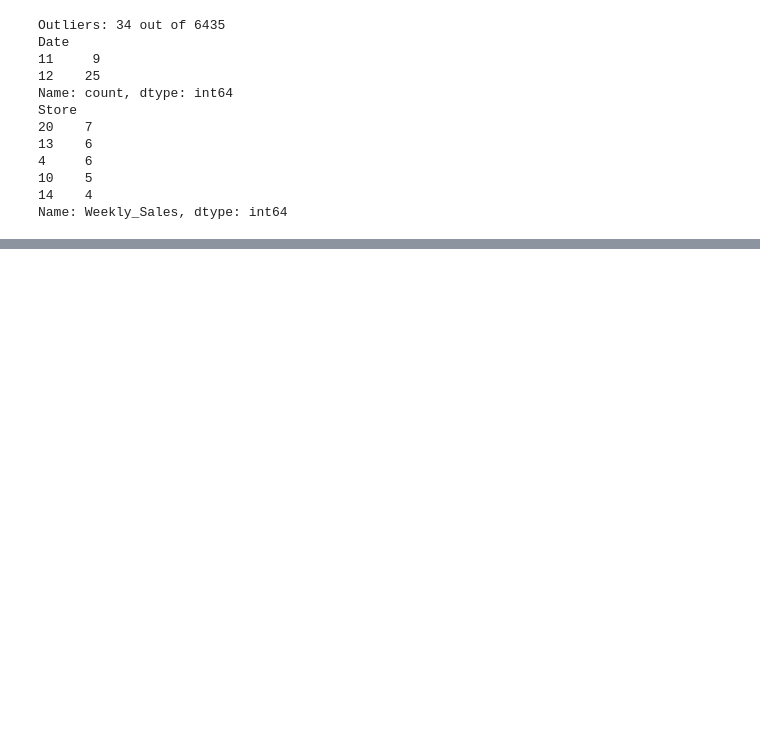
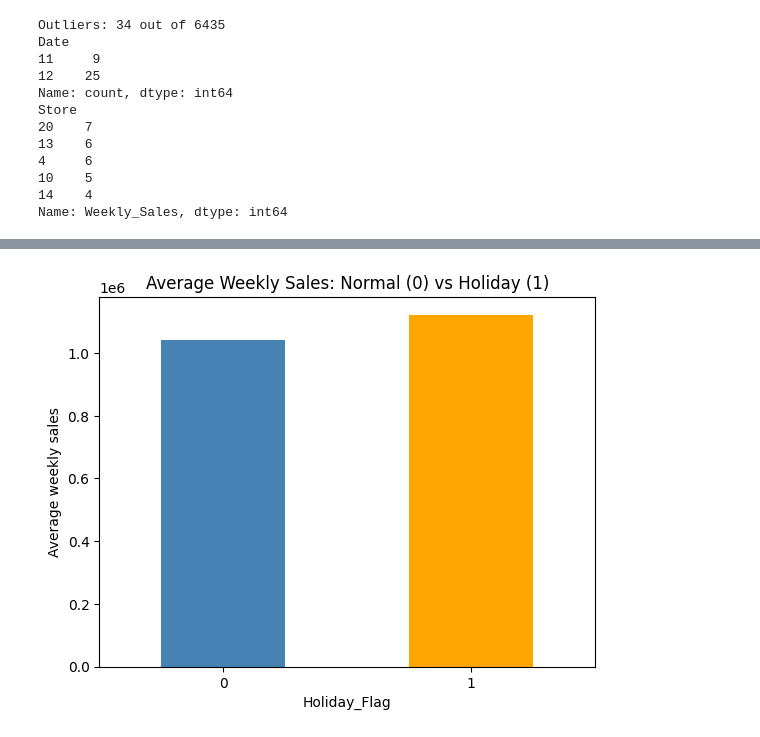
Before and after one commit to asmipandey18/Elevvo_Ml_Internship, a Jupyter notebook: task7_sales_forecasting/Sales_forecasting.ipynb, the cells around one changed output, grey strips where cells are left out. Cells and saved outputs as stored; diff of their text form; code cells hidden in the pictures; blank space fills up the shorter version.

```diff
--- a/task7_sales_forecasting/Sales_forecasting.ipynb
+++ b/task7_sales_forecasting/Sales_forecasting.ipynb
@@ -133,0 +161,9 @@ Name: Weekly_Sales, dtype: int64
+# %%
+## Holiday Weeks vs Normal Weeks
+df.groupby("Holiday_Flag")["Weekly_Sales"].mean().plot(kind="bar", color=["steelblue", "orange"])
+plt.title("Average Weekly Sales: Normal (0) vs Holiday (1)")
+plt.xticks(rotation=0)
+plt.ylabel("Average weekly sales")
+plt.show()
+# %% [output]
+[figure, added]
```
Also changed, not shown: parts of 5 cells of this notebook.
